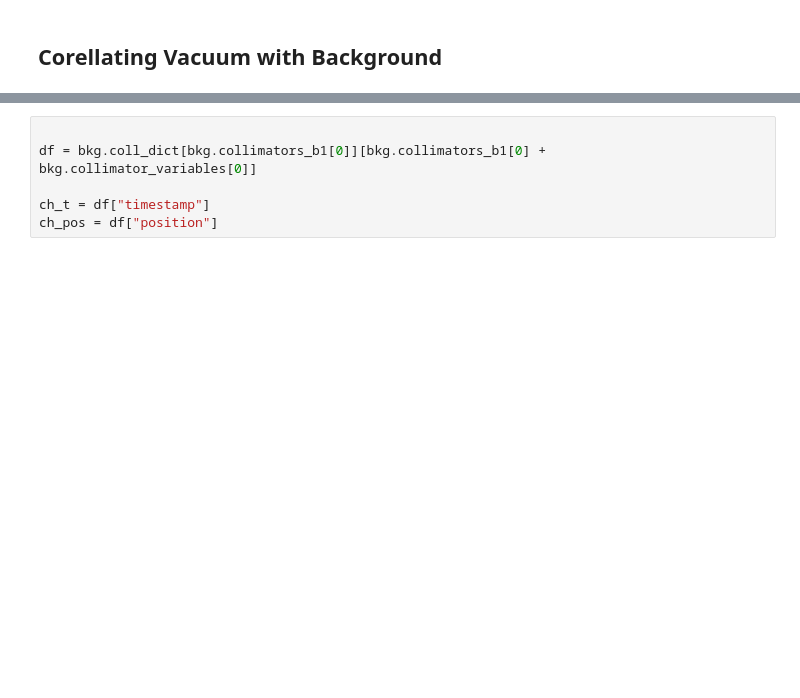
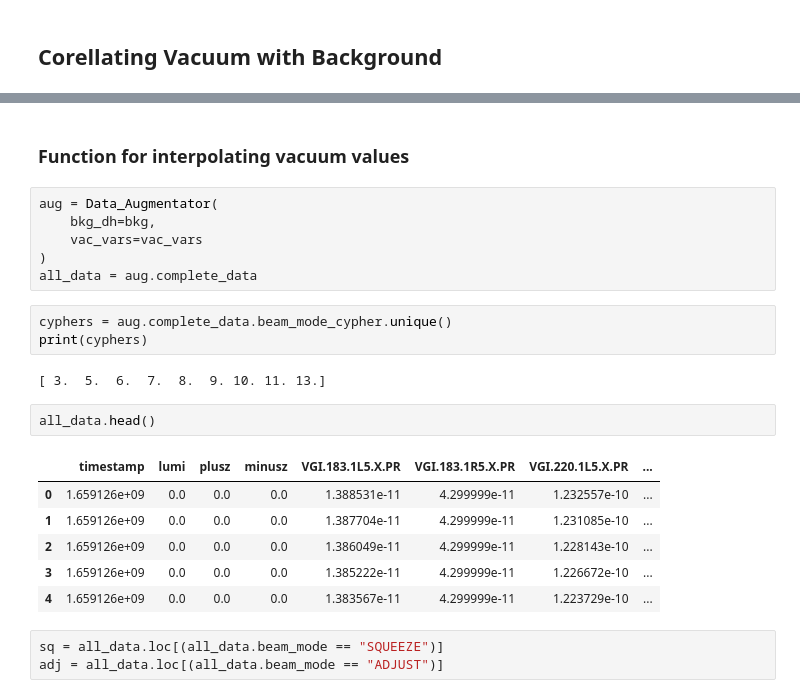
Before and after one commit to mirxonius/cern, a Jupyter notebook: joanna_graphs.ipynb, the cells around one changed output, grey strips where cells are left out. Drawn from its saved outputs; the diff is of its cells as text; blank space fills up the shorter version.

Commit message:
unaprjeđena verzija koda, veliki dataframe i automatski plotter

```diff
--- a/joanna_graphs.ipynb
+++ b/joanna_graphs.ipynb
@@ -430,6 +378,25 @@ TCTPV.4L5.B1:SET_LD
-# %%
-
-df = bkg.coll_dict[bkg.collimators_b1[0]][bkg.collimators_b1[0] + bkg.collimator_variables[0]]
-
-ch_t = df["timestamp"]
-ch_pos = df["position"]
+# %% [markdown]
+### Function for interpolating vacuum values
+# %%
+aug = Data_Augmentator(
+    bkg_dh=bkg,
+    vac_vars=vac_vars
+)
+all_data = aug.complete_data
+# %%
+cyphers = aug.complete_data.beam_mode_cypher.unique()
+print(cyphers)
+# %% [output]
+[ 3.  5.  6.  7.  8.  9. 10. 11. 13.]
+# %%
+all_data.head()
+# %% [output]
+|  | timestamp | lumi | plusz | minusz | VGI.183.1L5.X.PR | VGI.183.1R5.X.PR | VGI.220.1L5.X.PR | ... |
+| 0 | 1.659126e+09 | 0.0 | 0.0 | 0.0 | 1.388531e-11 | 4.299999e-11 | 1.232557e-10 | ... |
+| 1 | 1.659126e+09 | 0.0 | 0.0 | 0.0 | 1.387704e-11 | 4.299999e-11 | 1.231085e-10 | ... |
+| 2 | 1.659126e+09 | 0.0 | 0.0 | 0.0 | 1.386049e-11 | 4.299999e-11 | 1.228143e-10 | ... |
+| 3 | 1.659126e+09 | 0.0 | 0.0 | 0.0 | 1.385222e-11 | 4.299999e-11 | 1.226672e-10 | ... |
+| 4 | 1.659126e+09 | 0.0 | 0.0 | 0.0 | 1.383567e-11 | 4.299999e-11 | 1.223729e-10 | ... |
+# %%
+sq = all_data.loc[(all_data.beam_mode == "SQUEEZE")]
+adj = all_data.loc[(all_data.beam_mode == "ADJUST")]
```
Also changed, not shown: parts of 9 cells of this notebook, 18 other files.
